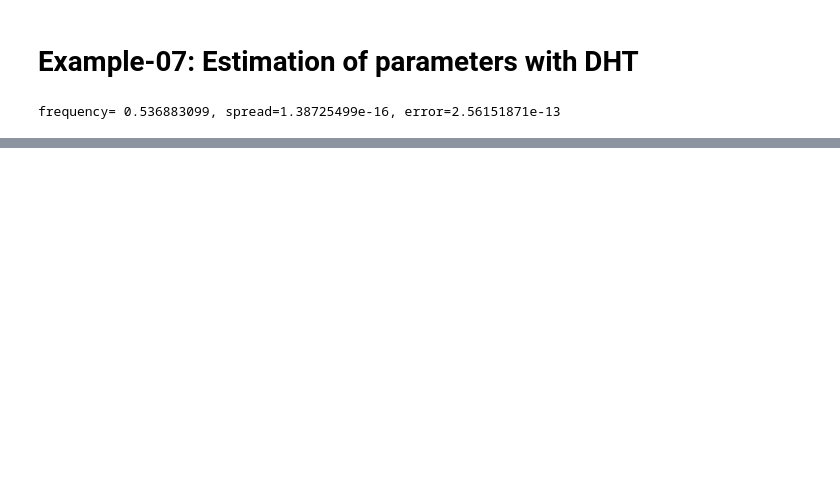
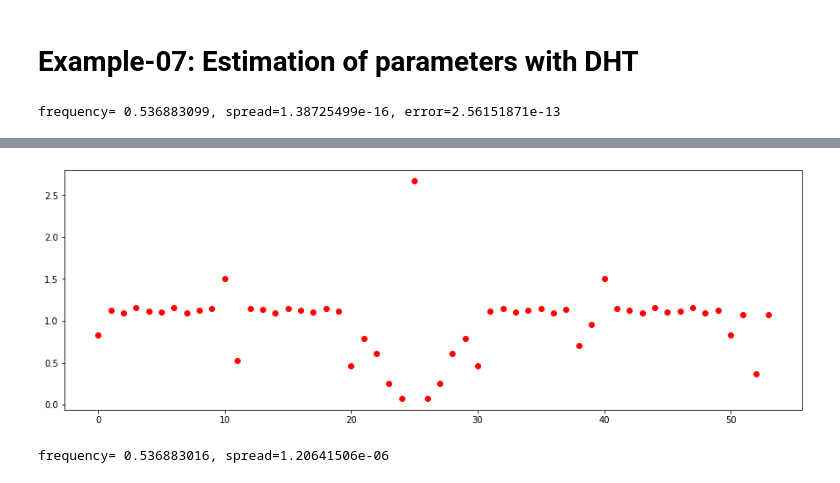
Before and after one commit to i-a-morozov/harmonica, a Jupyter notebook: notebook/nb_decomposition.ipynb, the cells around one changed output, grey strips where cells are left out. Cells and saved outputs as stored; diff of their text form; code cells hidden in the pictures; blank space fills up the shorter version.

```diff
--- a/notebook/nb_decomposition.ipynb
+++ b/notebook/nb_decomposition.ipynb
@@ -1082,0 +1306,60 @@ plt.show()
+# %%
+# Generate model adjacent advance between monitors
+
+with open('../config.yaml', 'r') as stream:
+    config = yaml.safe_load(stream)
+    config = {key: config[key] for key in sorted(config.keys(), key=lambda name: config[name]['S'])}
+
+total = config['END']['FX']
+model = torch.tensor([value['FX'] for key, value in config.items() if value['TYPE'] == 'MONITOR'], dtype=torch.float64)
+model, _ = Decomposition.advance_adjacent(total, model)
+model = model.numpy()
+
+plt.figure(figsize=(15, 5))
+plt.scatter(range(54), model, color='red')
+plt.show()
+# %% [output]
+[figure, added]
+# %%
+# Generate test data with noise and estimate frequency
+
+# Set window
+length = 1024
+dtype = torch.float64
+device = 'cpu'
+w = Window(length, 'cosine_window', 1.0, dtype=dtype, device=device)
+
+# Load data
+table = numpy.load('../virtual_tbt.npy')
+
+# Set correct starting position for all signals
+start = 128
+
+# Set synchronization errors
+# If shifted in + by one, need to - for correction
+# If shifted in - by one, need to + for correction
+error = {10: 127, 31: 129, 32:129, 41:127, 43:129}
+
+# Set data
+d = torch.zeros((54, length), dtype=dtype, device=device)
+for i in range(54):
+    first = start if i not in error else error[i]
+    d[i] = torch.tensor(table[i, first: first + length])
+d = Data.from_data(w, d)
+
+# Add random noise
+n = 1.0E-6*(25.0 + 75.0*torch.rand(54, dtype=dtype, device=device))
+d.add_noise(n)
+d.data.copy_(d.work)
+
+# Estimate frequency (average over signals)
+f = Frequency(d)
+d.window_remove_mean()
+d.window_apply()
+f('parabola')
+d.reset()
+frequency, spread = f.frequency.mean(), f.frequency.std()
+frequency = 1.0 - frequency
+print(f'frequency={frequency.item():12.9}, spread={spread.item():12.9}')
+# %% [output]
+frequency= 0.536883016, spread=1.20641506e-06
```
Also changed, not shown: parts of 44 cells of this notebook, 1 other file.
